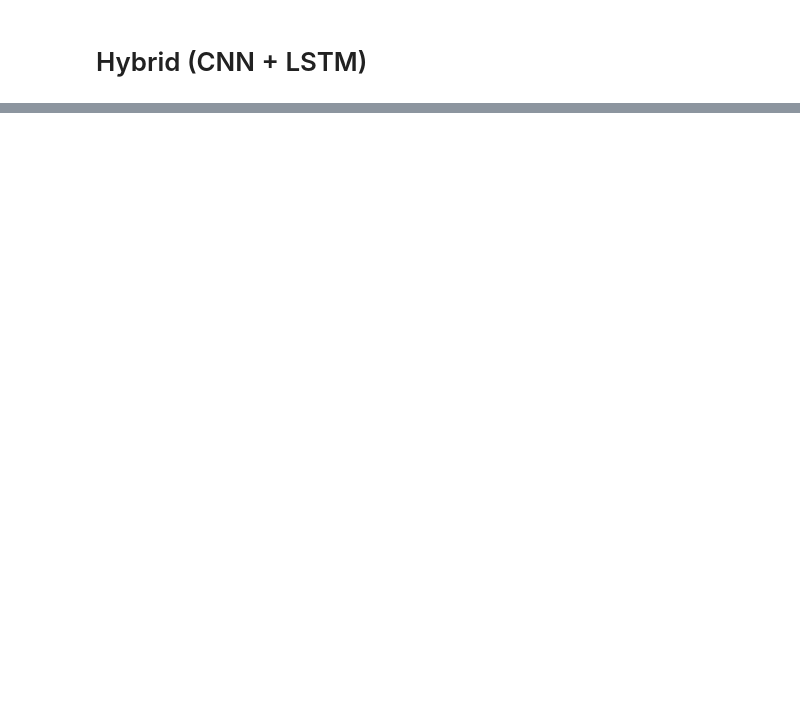
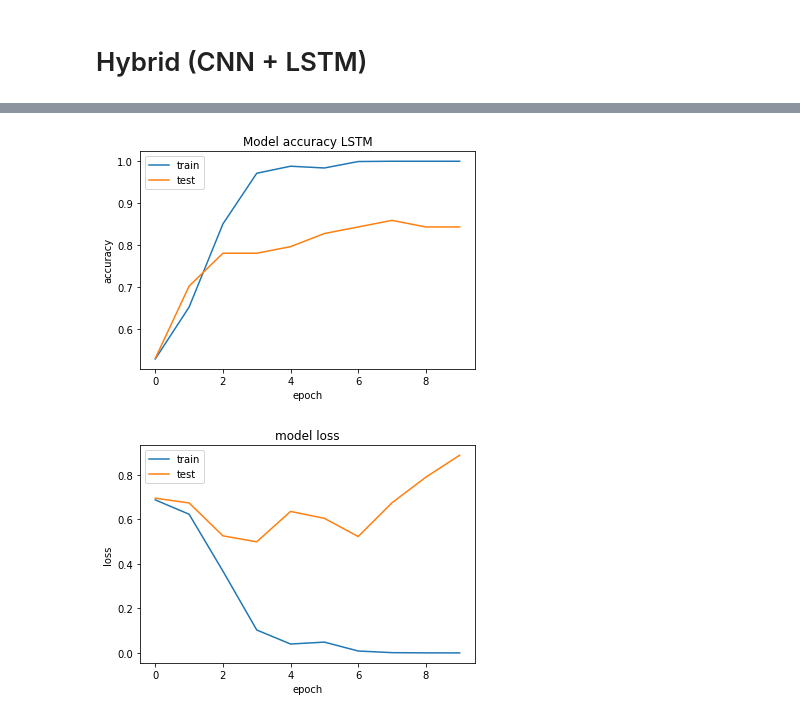
Before and after one commit to Ismail-therap/NLP-Project-, a Jupyter notebook: CNN_and_Hybrid_of_CNN+LSTM_in_text_classification.ipynb, the cells around one changed output, grey strips where cells are left out. Saved outputs shown, nothing was run; the diff lists cells and outputs as text; code cells hidden in the pictures; blank space fills up the shorter version.

```diff
--- a/CNN_and_Hybrid_of_CNN+LSTM_in_text_classification.ipynb
+++ b/CNN_and_Hybrid_of_CNN+LSTM_in_text_classification.ipynb
@@ -192,0 +465,23 @@ Testing Accuracy:  0.3880
+# %%
+import time
+start = time.time()
+
+
+batch_size = 64
+X_train1 = Xcnn_train[batch_size:]
+y_train1 = label_train[batch_size:]
+X_valid = Xcnn_train[:batch_size]
+y_valid = label_train[:batch_size]
+
+history = model.fit(X_train1, y_train1,epochs=10, validation_data=(X_valid, y_valid),batch_size = batch_size)
+loss, accuracy = model.evaluate(Xcnn_train, label_train, verbose=False)
+print("Training Accuracy: {:.4f}".format(accuracy))
+loss, accuracy = model.evaluate(Xcnn_test, label_test, verbose=False)
+print("Testing Accuracy:  {:.4f}".format(accuracy))
+
+end = time.time()
+hours, rem = divmod(end-start, 3600)
+minutes, seconds = divmod(rem, 60)
+
+
+print("Execution time: "+"{:0>2}:{:0>2}:{:05.2f}".format(int(hours),int(minutes),seconds))
@@ -192,0 +506,20 @@ Testing Accuracy:  0.3880
+# %%
+# summarize history for accuracy
+plt.plot(history.history['accuracy'])
+plt.plot(history.history['val_accuracy'])
+plt.title('Model accuracy LSTM')
+plt.ylabel('accuracy')
+plt.xlabel('epoch')
+plt.legend(['train', 'test'], loc='upper left')
+plt.show()
+# summarize history for loss
+plt.plot(history.history['loss'])
+plt.plot(history.history['val_loss'])
+plt.title('model loss')
+plt.ylabel('loss')
+plt.xlabel('epoch')
+plt.legend(['train', 'test'], loc='upper left')
+plt.show()
+# %% [output]
+[figure, added]
+[figure, added]
```
Also changed, not shown: parts of 36 cells of this notebook.
